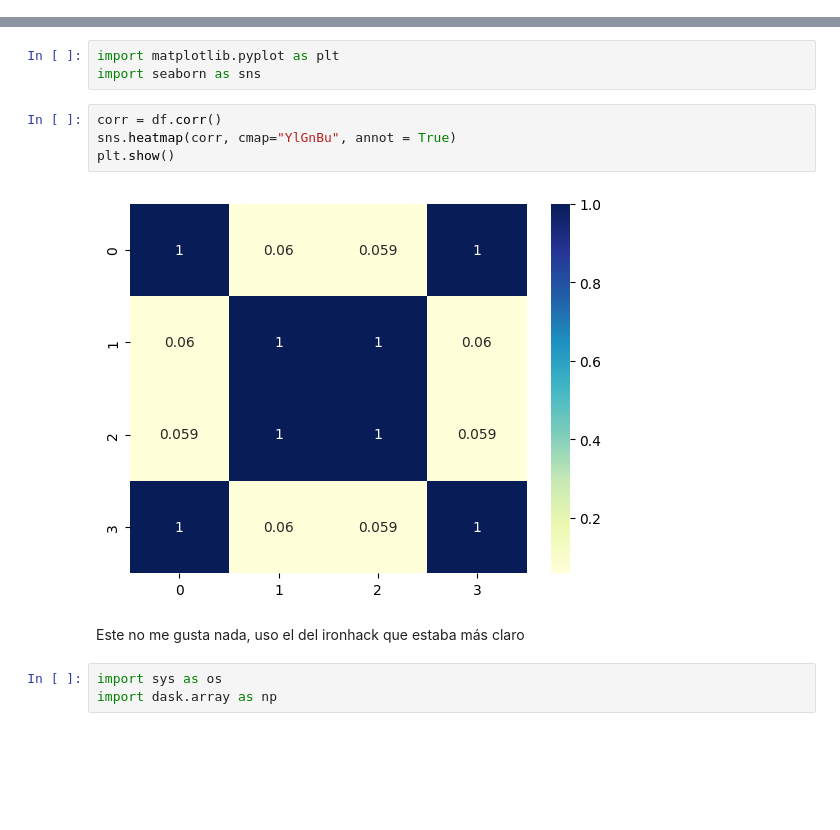
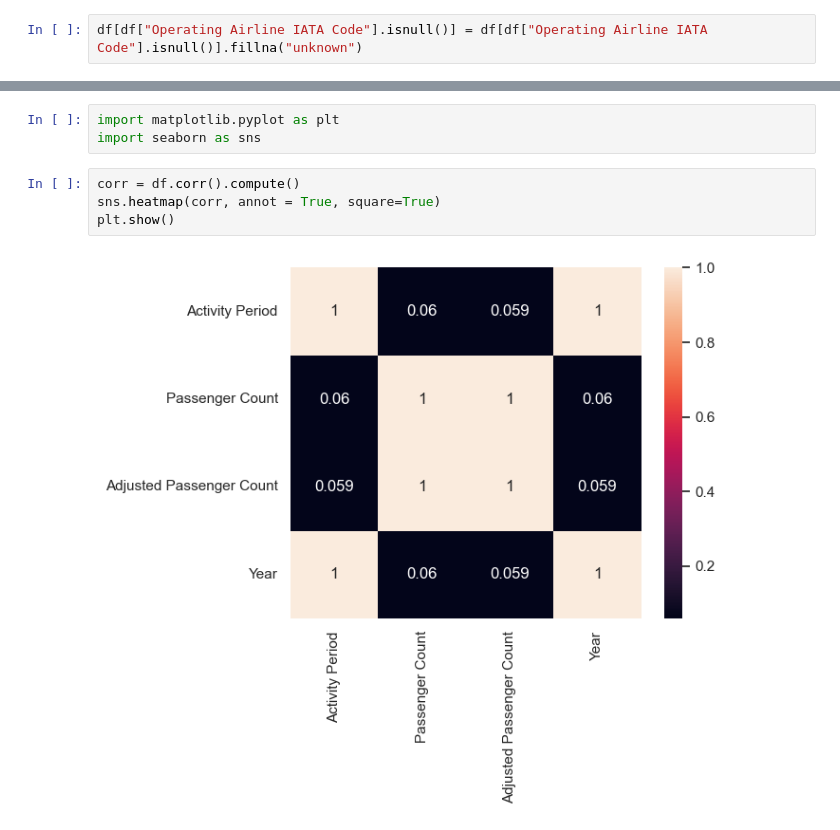
Before and after one commit to MiguelGG03/Final_Poject_PySpark, a Jupyter notebook: empiezo.ipynb, the cells around one changed output, grey strips where cells are left out. Drawn from its saved outputs; the diff is of its cells as text; blank space fills up the shorter version.

```diff
--- a/empiezo.ipynb
+++ b/empiezo.ipynb
@@ -80,0 +107,2 @@ Voy a informarme de lo que es el IATA code para saber si es relevante o elimino
+# %%
+df[df["Operating Airline IATA Code"].isnull()] = df[df["Operating Airline IATA Code"].isnull()].fillna("unknown")
@@ -84,13 +152,8 @@ Voy a intentar hacer una diagrama de correlación para saber un poco la relacion
 import matplotlib.pyplot as plt
 import seaborn as sns
 # %%
-corr = df.corr()
-sns.heatmap(corr, cmap="YlGnBu", annot = True)
+corr = df.corr().compute()
+sns.heatmap(corr, annot = True, square=True)
 plt.show()
 # %% [output]
-[figure, old version]
+[figure, new version]
-# %% [markdown]
-Este no me gusta nada, uso el del ironhack que estaba más claro
-# %%
-import sys as os
-import dask.array as np
```
Also changed, not shown: parts of 8 cells of this notebook.
